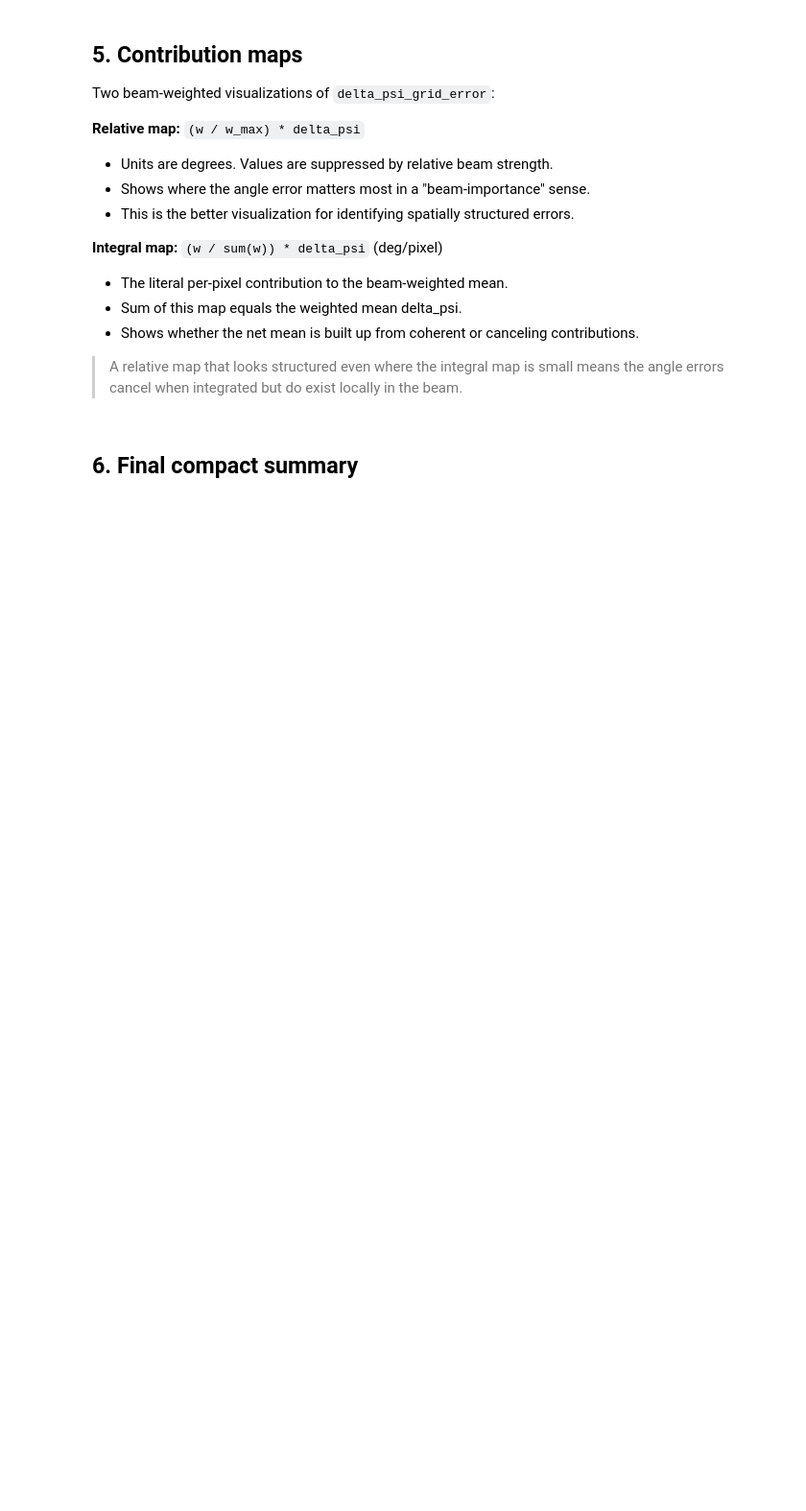
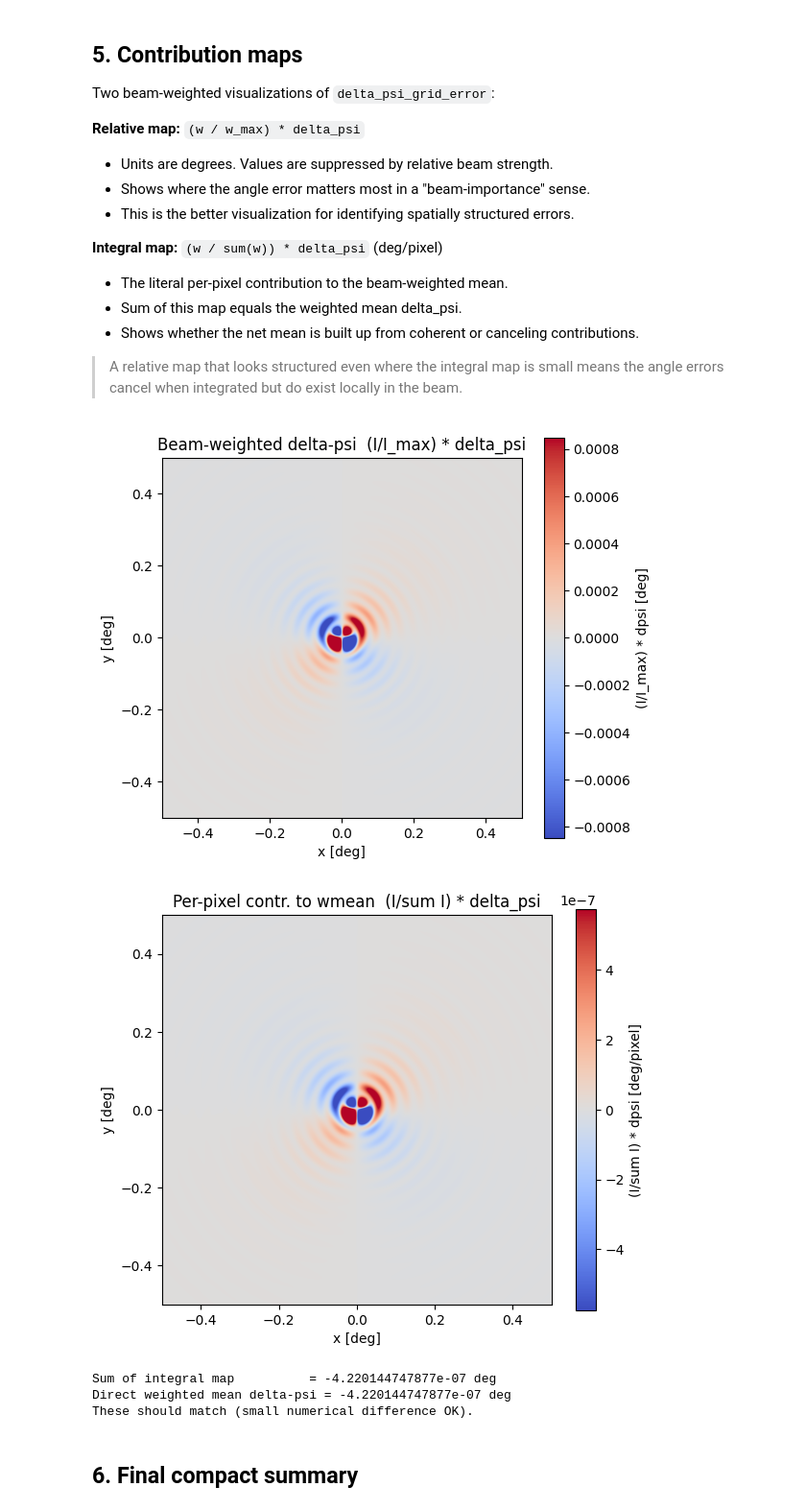
Before and after one commit to dlllonb/wiregrid, a Jupyter notebook: analysis/notebooks/dense_grid_cleanest_test.ipynb, the cells around one changed output. Shown at 96% size. Drawn from its saved outputs; the diff is of its cells as text; code cells hidden in the pictures; blank space fills up the shorter version.

```diff
--- a/analysis/notebooks/dense_grid_cleanest_test.ipynb
+++ b/analysis/notebooks/dense_grid_cleanest_test.ipynb
@@ -419,34 +470,40 @@ ext = [x.min(), x.max(), y.min(), y.max()]
 fin  = relative_map[np.isfinite(relative_map)]
 vmax = float(np.nanpercentile(np.abs(fin), 99.5)) if fin.size > 0 else 1.0
 fig, ax = plt.subplots(figsize=(6, 5))
 im = ax.imshow(relative_map, extent=ext, origin="lower", aspect="equal",
                cmap="coolwarm", vmin=-vmax, vmax=vmax)
 ax.set_title("Beam-weighted delta-psi  (I/I_max) * delta_psi")
 ax.set_xlabel("x [deg]")
 ax.set_ylabel("y [deg]")
 plt.colorbar(im, ax=ax, label="(I/I_max) * dpsi [deg]")
 plt.tight_layout()
 plt.show()
 
 # Integral map (units: deg/pixel contribution to weighted mean)
 fin  = integral_map[np.isfinite(integral_map)]
 vmax = float(np.nanpercentile(np.abs(fin), 99.5)) if fin.size > 0 else 1.0
 fig, ax = plt.subplots(figsize=(6, 5))
 im = ax.imshow(integral_map, extent=ext, origin="lower", aspect="equal",
                cmap="coolwarm", vmin=-vmax, vmax=vmax)
-ax.set_title("Per-pixel contribution to weighted mean  (I/sum I) * delta_psi")
+ax.set_title("Per-pixel contr. to wmean  (I/sum I) * delta_psi")
 ax.set_xlabel("x [deg]")
 ax.set_ylabel("y [deg]")
 plt.colorbar(im, ax=ax, label="(I/sum I) * dpsi [deg/pixel]")
 plt.tight_layout()
 plt.show()
 
 # Verify: sum of integral map = weighted mean
 map_sum    = float(np.nansum(integral_map))
 wm_direct  = float(np.nansum(w_v[valid] * dpsi_v[valid]) / wsum)
 print(f"Sum of integral map          = {map_sum:.12e} deg")
 print(f"Direct weighted mean delta-psi = {wm_direct:.12e} deg")
 print("These should match (small numerical difference OK).")
+# %% [output]
+[figure, added]
+[figure, added]
+Sum of integral map          = -4.220144747877e-07 deg
+Direct weighted mean delta-psi = -4.220144747877e-07 deg
+These should match (small numerical difference OK).
 # %% [markdown]
 ## 6. Final compact summary
 # %%
```
Also changed, not shown: parts of 8 cells of this notebook, 1 other file.
